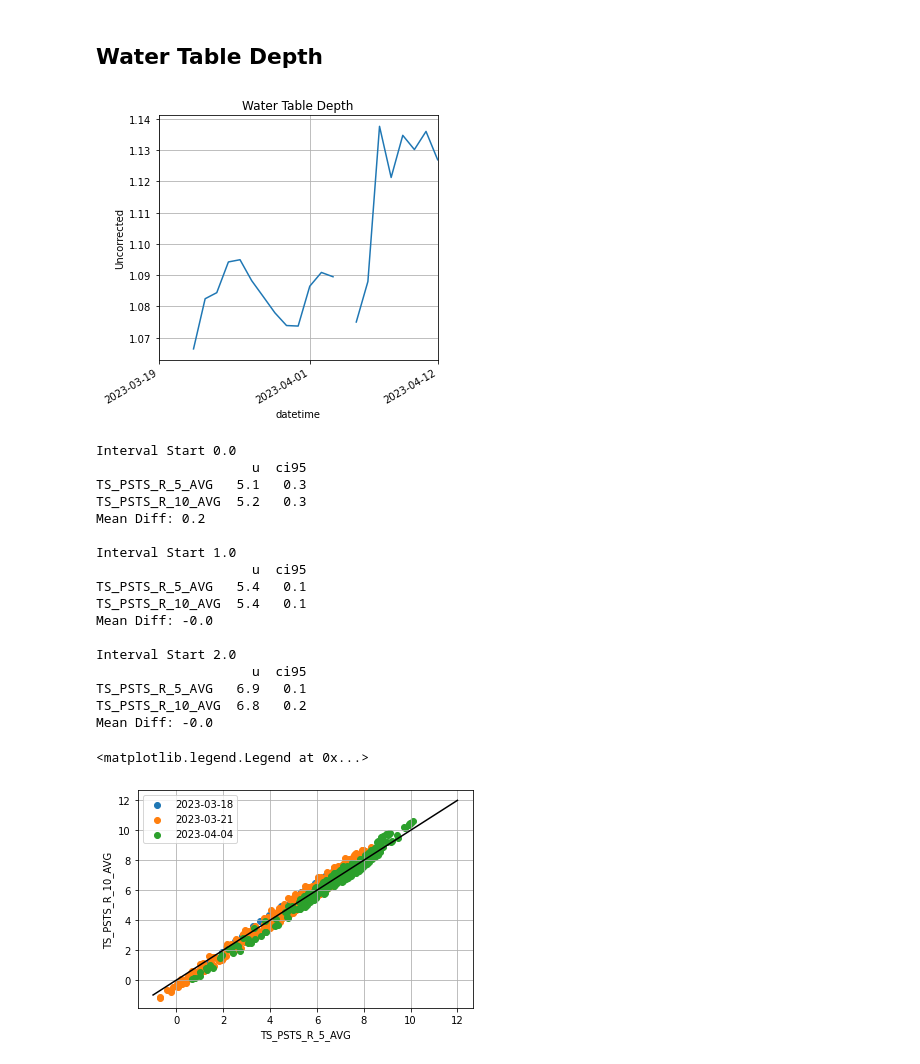
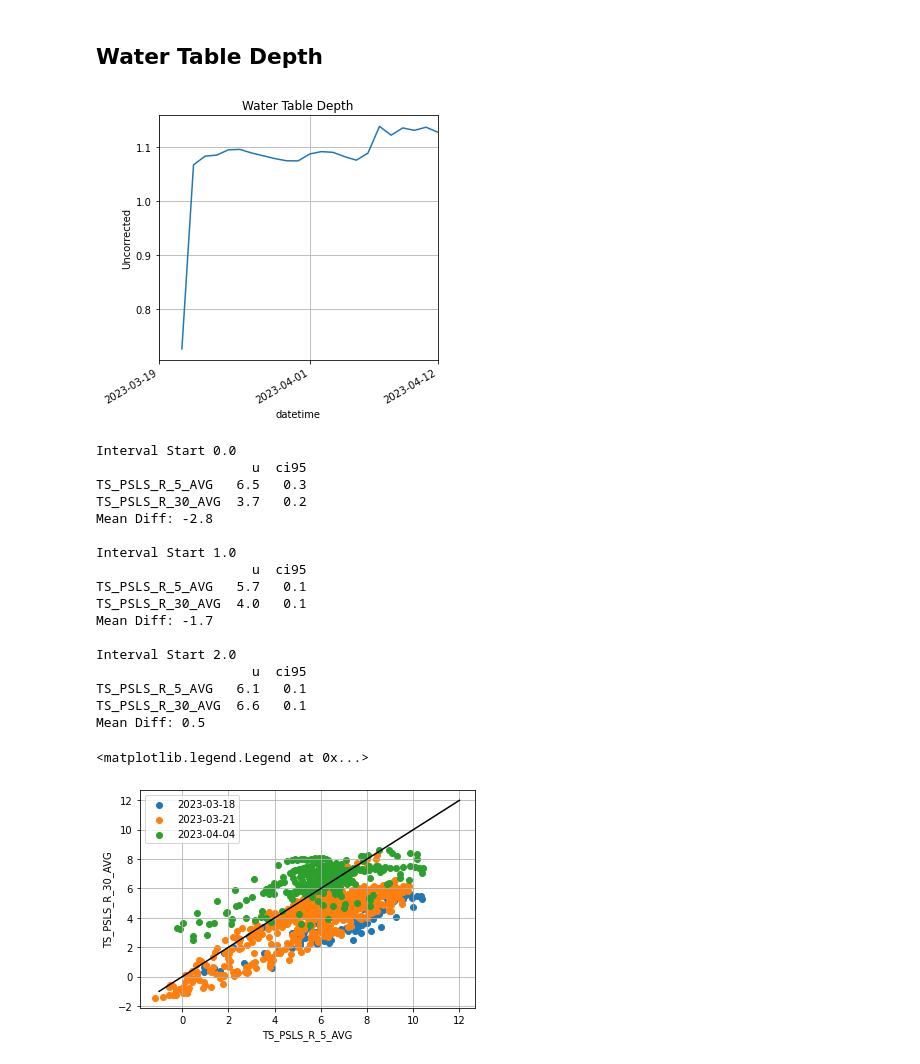
Before and after one commit to ubc-micromet/DataLogger_Programs, a Jupyter notebook: BBS/CompileSoilData.ipynb, the cells around one changed output. Saved outputs shown, nothing was run; the diff lists cells and outputs as text; code cells hidden in the pictures.

```diff
--- a/BBS/CompileSoilData.ipynb
+++ b/BBS/CompileSoilData.ipynb
@@ -124,8 +124,10 @@ for i,d in enumerate(config['DATA']['SERVICE_DATES'].split(',')):
     Interval_IDs[i]=d
     if i == 0:
         AllData=AllData.loc[AllData.index.date > d]
-    else:
-        AllData.loc[AllData.index.date == d] = np.nan
+    # else:
+        AllData.loc[((AllData.index.date == d)&
+                     (AllData.index.hour >= 10)&
+                     (AllData.index.hour <= 15))] = np.nan
 
 forDatabase = AllData.copy()
 for c in AllData.columns:
@@ -217,7 +219,7 @@ fig,axes=plt.subplots(3,2,figsize=(10,10),sharey=True,sharex=True)
 for i,d in enumerate(Depths):
     ax = axes[i]
     for j,t in enumerate(Treatments):
-        cols = [f'TS_{eco}_{t}_{depth}_AVG' for eco in Ecosystems]
+        cols = [f'TS_{eco}_{t}_{d}_AVG' for eco in Ecosystems]
         AllData[cols].groupby(AllData.index.hour).mean().plot(ax=ax[j])
         ax[j].legend(Ecosystems)
         ax[j].grid()
@@ -261,7 +263,7 @@ ax.xaxis.set_major_formatter(mdates.DateFormatter('%Y-%m-%d'))
 ax.minorticks_off()
 fig.autofmt_xdate()
 # %% [output]
-[figure, old version]
+[figure, new version]
 # %%
 from scipy import stats
 def Compare(Subset):
@@ -282,44 +284,44 @@ def Compare(Subset):
        print('Mean Diff:', C['u'].diff().dropna().round(1).values[0])
        print()
 
-var_x,pos_x,treatment_x,depth_x,agg='TS','PSTS','R','5','AVG'
-var_y,pos_y,treatment_y,depth_y,agg='TS','PSTS','R','10','AVG'
+var_x,pos_x,treatment_x,depth_x,agg='TS','PSLS','R','5','AVG'
+var_y,pos_y,treatment_y,depth_y,agg='TS','PSLS','R','30','AVG'
 
 fig,ax=plt.subplots()
 
 for i in AllData['Service_ID'].dropna().unique():
        try:
               print('Interval Start',i)
               X = f'{var_y}_{pos_x}_{treatment_x}_{depth_x}_{agg}'
               Y = f'{var_y}_{pos_y}_{treatment_y}_{depth_y}_{agg}'
               Subset = AllData.loc[AllData['Service_ID']==i,[X,Y]]
               Compare(Subset)
               ax.scatter(Subset[X],Subset[Y],label=Interval_IDs[i])
        except:
               pass
 ax.plot([-1,12],[-1,12],color='k')
 ax.grid()
 ax.set_xlabel(f'TS_{pos_x}_{treatment_x}_{depth_x}_AVG')
 ax.set_ylabel(f'TS_{pos_y}_{treatment_y}_{depth_y}_AVG')
 
 ax.legend()
 # %% [output]
 Interval Start 0.0
                     u  ci95
-TS_PSTS_R_5_AVG   5.1   0.3
-TS_PSTS_R_10_AVG  5.2   0.3
-Mean Diff: 0.2
+TS_PSLS_R_5_AVG   6.5   0.3
+TS_PSLS_R_30_AVG  3.7   0.2
+Mean Diff: -2.8
 
 Interval Start 1.0
                     u  ci95
-TS_PSTS_R_5_AVG   5.4   0.1
-TS_PSTS_R_10_AVG  5.4   0.1
-Mean Diff: -0.0
+TS_PSLS_R_5_AVG   5.7   0.1
+TS_PSLS_R_30_AVG  4.0   0.1
+Mean Diff: -1.7
 
 Interval Start 2.0
                     u  ci95
-TS_PSTS_R_5_AVG   6.9   0.1
-TS_PSTS_R_10_AVG  6.8   0.2
-Mean Diff: -0.0
+TS_PSLS_R_5_AVG   6.1   0.1
+TS_PSLS_R_30_AVG  6.6   0.1
+Mean Diff: 0.5
 <matplotlib.legend.Legend at 0x...>
-[figure, old version]
+[figure, new version]
```
Also changed, not shown: parts of 8 cells of this notebook, 1 other file.
